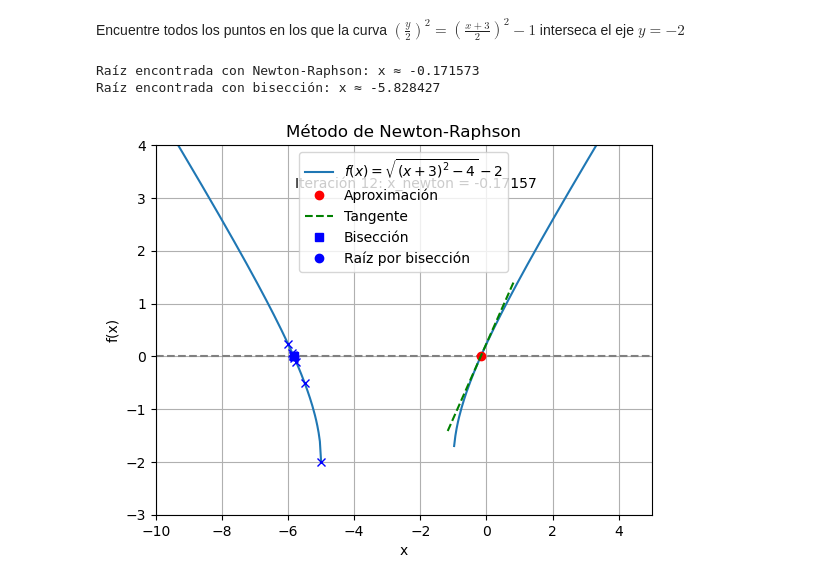
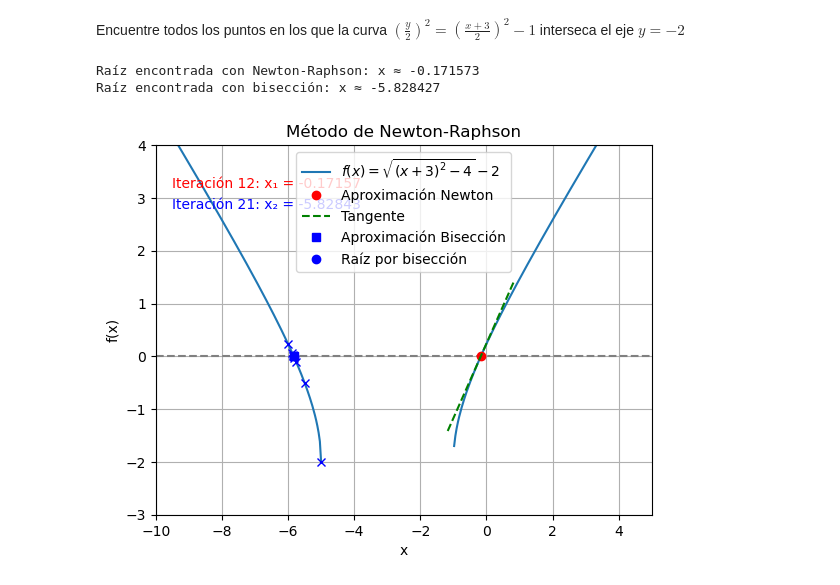
Before and after one commit to DaniMF05/TALLERERS_MN, a Jupyter notebook: TALLER_02/ejercicio_2.ipynb, the cells around one changed output. Saved outputs shown, nothing was run; the diff lists cells and outputs as text; code cells hidden in the pictures.

```diff
--- a/TALLER_02/ejercicio_2.ipynb
+++ b/TALLER_02/ejercicio_2.ipynb
@@ -47,12 +47,24 @@ ax.grid(True)
 ax.legend()
 
 # Elementos actualizables
-punto, = ax.plot([], [], 'ro', label='Aproximación')
+punto, = ax.plot([], [], 'ro', label='Aproximación Newton')
 tangente, = ax.plot([], [], 'g--', label='Tangente')
-punto_bis, = ax.plot([], [], 'bs', label='Bisección')  # punto azul con forma de cuadrado
-texto = ax.text(-5.8, 3.2, '', fontsize=10)
+punto_bis, = ax.plot([], [], 'bs', label='Aproximación Bisección')  # punto azul cuadrado
 
 # === Función para actualizar cada frame ===
+
+for _ in range(6):
+    x_n = steps[-1]
+    x_next = x_n - f(x_n) / f_prime(x_n)
+    steps.append(x_next)
+
+texto_newton = ax.text(-9.5, 3.2, '', fontsize=10, color='red')
+texto_biseccion = ax.text(-9.5, 2.8, '', fontsize=10, color='blue')
+
+# Imprimir la raíz encontrada con Newton-Raphson
+print(f"Raíz encontrada con Newton-Raphson: x ≈ {steps[-1]:.6f}")
+
+
 def update(frame):
     elements = []
 
@@ -70,8 +82,8 @@ def update(frame):
         tangente.set_data(x_tan, y_tan)
         elements.append(tangente)
 
-        texto.set_text(f"Iteración {frame}: x_newton = {x_newton:.5f}")
-        elements.append(texto)
+        texto_newton.set_text(f"Iteración {frame}: x₁ = {x_newton:.5f}")
+        elements.append(texto_newton)
 
     # --- Bisección ---
     if frame < len(pasos_bis):
@@ -80,17 +92,14 @@ def update(frame):
         punto_bis.set_data([x_bis], [y_bis])
         elements.append(punto_bis)
 
+        texto_biseccion.set_text(f"Iteración {frame}: x₂ = {x_bis:.5f}")
+        elements.append(texto_biseccion)
+
     return elements
 
-for _ in range(6):
-    x_n = steps[-1]
-    x_next = x_n - f(x_n) / f_prime(x_n)
-    steps.append(x_next)
 
-# Imprimir la raíz encontrada con Newton-Raphson
-print(f"Raíz encontrada con Newton-Raphson: x ≈ {steps[-1]:.6f}")
 
-# === Método de Bisección ===
+
 def biseccion(f, a, b, tol=1e-6, max_iter=50):
     if f(a) * f(b) >= 0:
         raise ValueError("f(a) y f(b) no tienen signos opuestos")
@@ -99,31 +108,32 @@ def biseccion(f, a, b, tol=1e-6, max_iter=50):
     for i in range(max_iter):
         c = (a + b) / 2
         pasos_biseccion.append(c)
         if abs(f(c)) < tol or (b - a) / 2 < tol:
             break
         if f(a) * f(c) < 0:
             b = c
         else:
             a = c
     return c, pasos_biseccion
 
 # Buscar otra raíz en [-6, -4]
 raiz_bis, pasos_bis = biseccion(f, -8, -4)
 print(f"Raíz encontrada con bisección: x ≈ {raiz_bis:.6f}")
 
 for i, x_b in enumerate(pasos_bis):
     ax.plot(x_b, f(x_b), 'bx')  # puntos azules en cada paso
 ax.plot(raiz_bis, f(raiz_bis), 'bo', label='Raíz por bisección')
 ax.legend()
 
 
+
 # === Crear y guardar animación ===
 num_frames = max(len(steps), len(pasos_bis))
 ani = FuncAnimation(fig, update, frames=num_frames, interval=1000, blit=True)
 
 # Guardar como .gif
 ani.save(r"C:\Users\PcUser\OneDrive - Escuela Politécnica Nacional\Escritorio\Miguel Robles\4to\Metodos_ numericos\Laboratorios\LAboratorios grupales\lab2\TALLERERS_MN\TALLER_02newton_animacion.gif", writer=PillowWriter(fps=1))
 # %% [output]
 Raíz encontrada con Newton-Raphson: x ≈ -0.171573
 Raíz encontrada con bisección: x ≈ -5.828427
-[figure, old version]
+[figure, new version]
```
